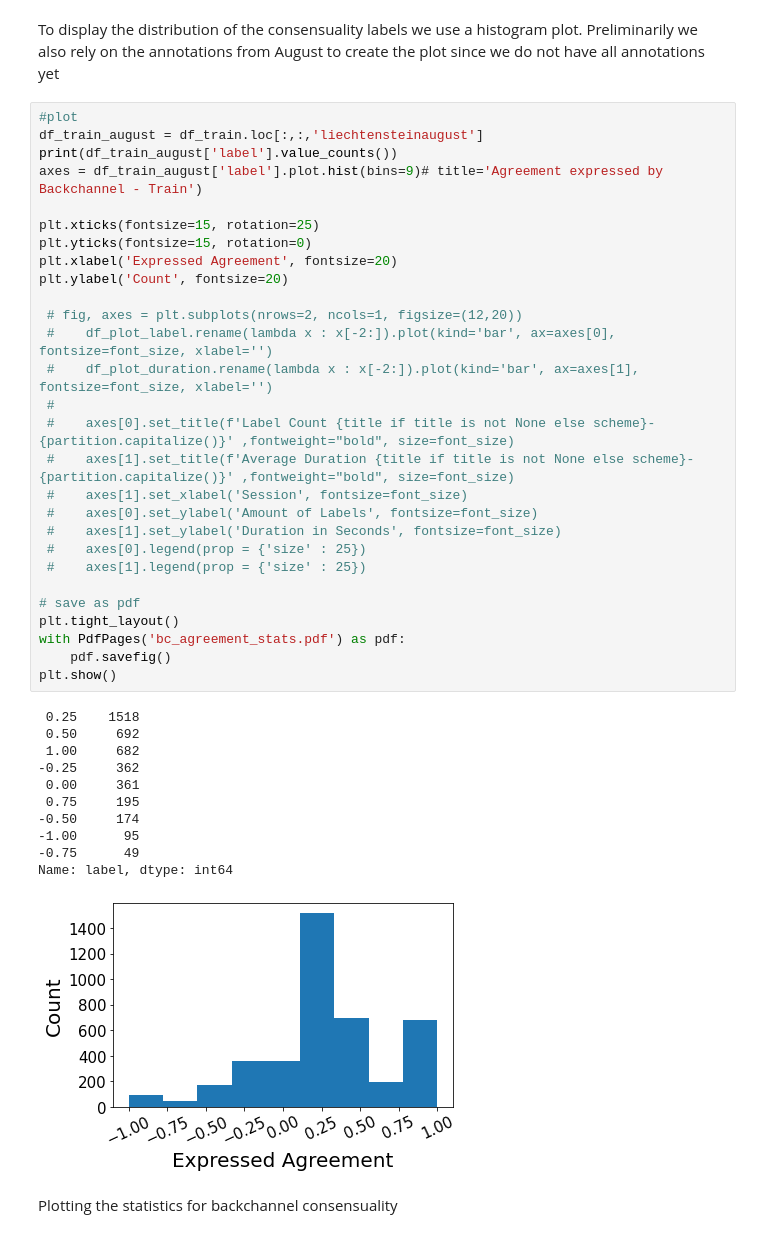
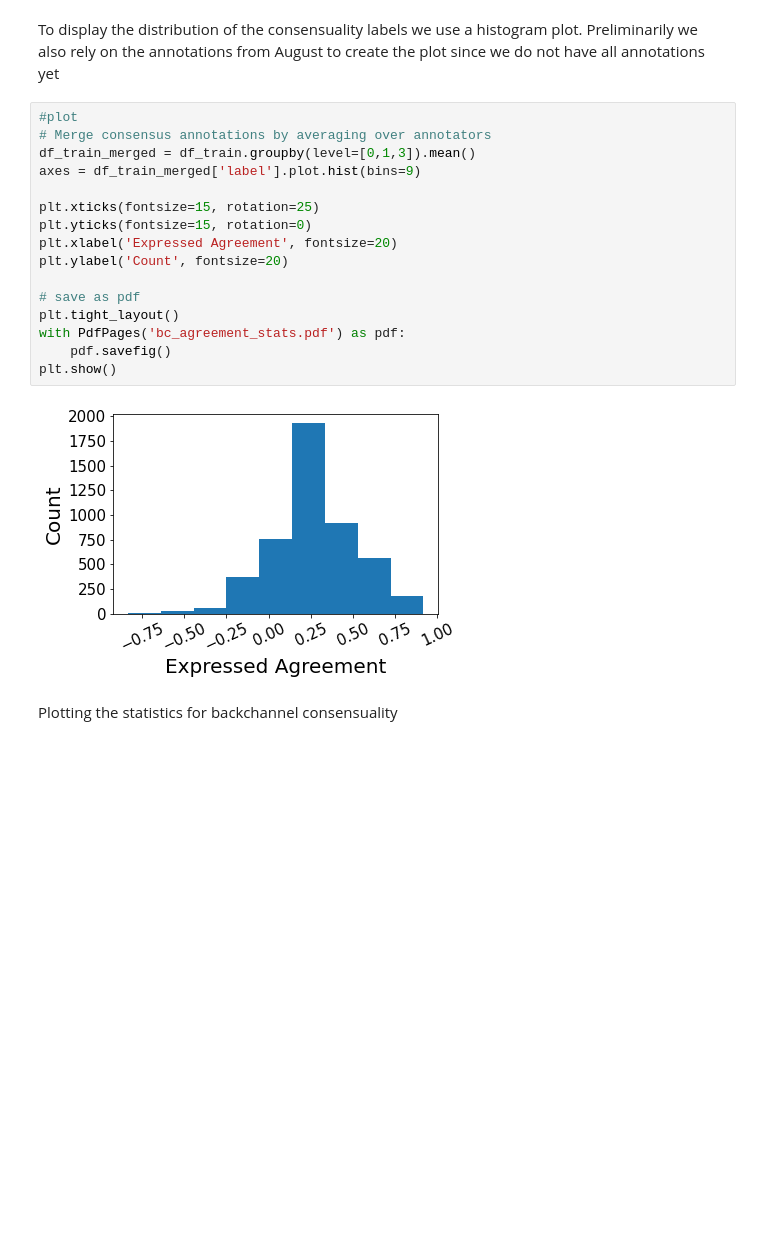
Before and after one commit to shelm/phd-thesis-code, a Jupyter notebook: 00_dataset_analysis/multimediate/multimediate_22.ipynb, the cells around one changed output. Cells and saved outputs as stored; diff of their text form; blank space fills up the shorter version.

```diff
--- a/00_dataset_analysis/multimediate/multimediate_22.ipynb
+++ b/00_dataset_analysis/multimediate/multimediate_22.ipynb
@@ -251,46 +280,24 @@ df_test.droplevel('id').drop(columns=['from', 'to']).groupby(level=['session']).
 # %% [markdown]
 To display the distribution of the consensuality labels we use a histogram plot.
 Preliminarily we also rely on the annotations from August to create the plot since we do not have all annotations yet
-# %%
-#plot
-df_train_august = df_train.loc[:,:,'liechtensteinaugust']
-print(df_train_august['label'].value_counts())
-axes = df_train_august['label'].plot.hist(bins=9)# title='Agreement expressed by Backchannel - Train')
-
-plt.xticks(fontsize=15, rotation=25)
-plt.yticks(fontsize=15, rotation=0)
-plt.xlabel('Expressed Agreement', fontsize=20)
-plt.ylabel('Count', fontsize=20)
-
- # fig, axes = plt.subplots(nrows=2, ncols=1, figsize=(12,20))
- #    df_plot_label.rename(lambda x : x[-2:]).plot(kind='bar', ax=axes[0], fontsize=font_size, xlabel='')
- #    df_plot_duration.rename(lambda x : x[-2:]).plot(kind='bar', ax=axes[1], fontsize=font_size, xlabel='')
- #
- #    axes[0].set_title(f'Label Count {title if title is not None else scheme}- {partition.capitalize()}' ,fontweight="bold", size=font_size)
- #    axes[1].set_title(f'Average Duration {title if title is not None else scheme}- {partition.capitalize()}' ,fontweight="bold", size=font_size)
- #    axes[1].set_xlabel('Session', fontsize=font_size)
- #    axes[0].set_ylabel('Amount of Labels', fontsize=font_size)
- #    axes[1].set_ylabel('Duration in Seconds', fontsize=font_size)
- #    axes[0].legend(prop = {'size' : 25})
- #    axes[1].legend(prop = {'size' : 25})
-
-# save as pdf
-plt.tight_layout()
-with PdfPages('bc_agreement_stats.pdf') as pdf:
-    pdf.savefig()
-plt.show()
-# %% [output]
- 0.25    1518
- 0.50     692
- 1.00     682
--0.25     362
- 0.00     361
- 0.75     195
--0.50     174
--1.00      95
--0.75      49
-Name: label, dtype: int64
-[figure, removed]
+# %%
+#plot
+# Merge consensus annotations by averaging over annotators
+df_train_merged = df_train.groupby(level=[0,1,3]).mean()
+axes = df_train_merged['label'].plot.hist(bins=9)
+
+plt.xticks(fontsize=15, rotation=25)
+plt.yticks(fontsize=15, rotation=0)
+plt.xlabel('Expressed Agreement', fontsize=20)
+plt.ylabel('Count', fontsize=20)
+
+# save as pdf
+plt.tight_layout()
+with PdfPages('bc_agreement_stats.pdf') as pdf:
+    pdf.savefig()
+plt.show()
+# %% [output]
+[figure, added]
 # %% [markdown]
 Plotting the statistics for backchannel consensuality
 # %%
```
Also changed, not shown: parts of 10 cells of this notebook.
